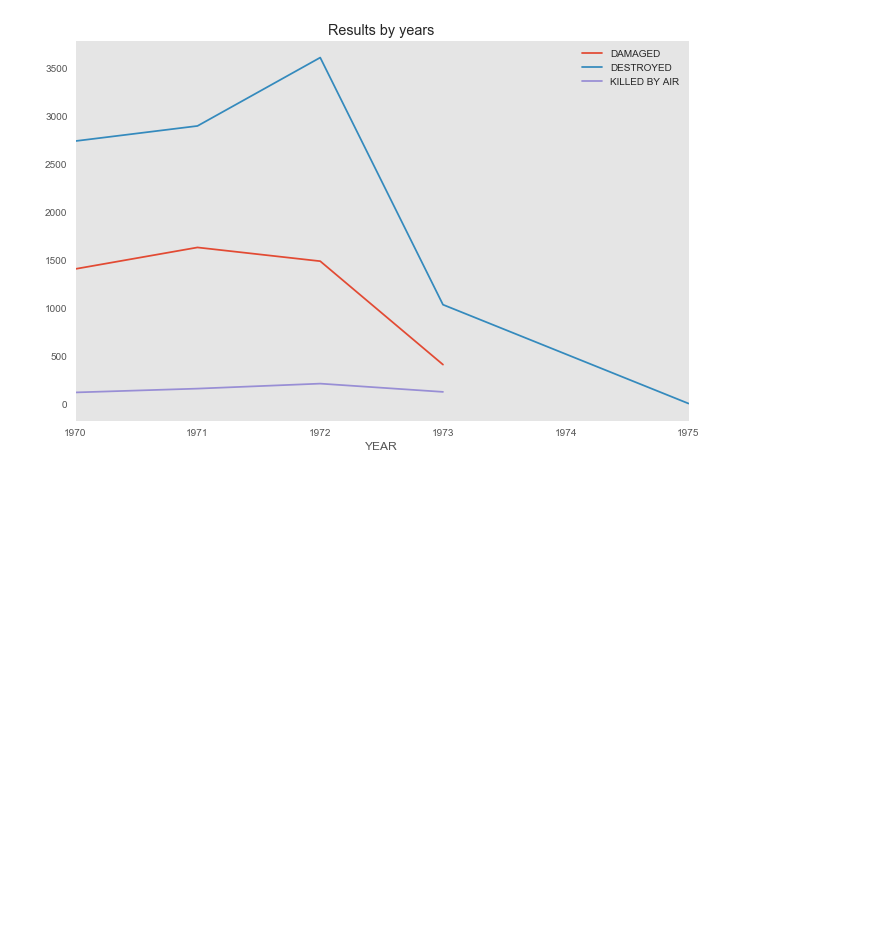
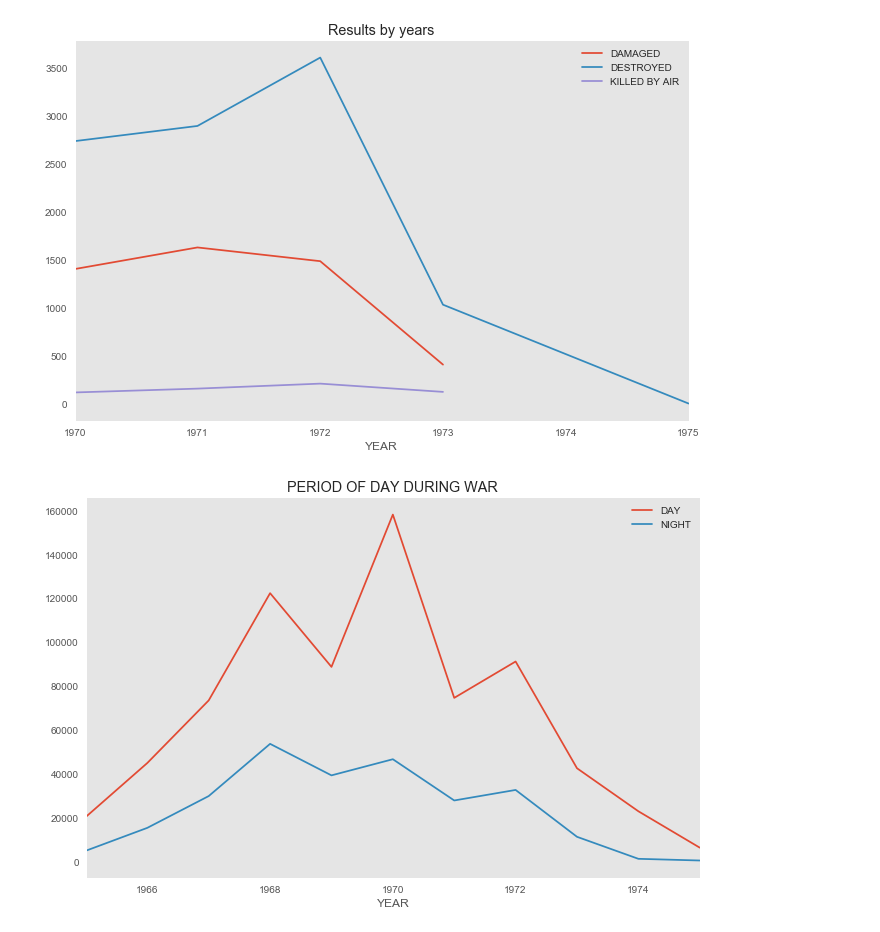
Before and after one commit to felipeferraz14/vietnam-war-bombing-operations, a Jupyter notebook: vietnam_war_operation.ipynb, the cells around one changed output. Drawn from its saved outputs; the diff is of its cells as text; code cells hidden in the pictures; blank space fills up the shorter version.

```diff
--- a/vietnam_war_operation.ipynb
+++ b/vietnam_war_operation.ipynb
@@ -207,3 +212,19 @@ dfFi
 dfFi.plot(grid=False, figsize=(11,7), title="Results by years");
 # %% [output]
 [figure]
+# %%
+dfDurWar = war[['YEAR', 'PERIODOFDAY']]
+groupDay = dfDurWar[(dfDurWar['PERIODOFDAY'] =='D')]
+groupNight = dfDurWar[dfDurWar['PERIODOFDAY'] =='N']
+gDy = groupDay.groupby(['YEAR']).size()
+gDn = groupNight.groupby(['YEAR']).size()
+# Creating new series to the new Data Frame
+newDfGrD = {
+    'DAY' : gDy,
+    'NIGHT' : gDn
+}
+dfTimeMis = pd.DataFrame(newDfGrD)
+# %%
+dfTimeMis.plot(grid=False, figsize=(11,7), title="PERIOD OF DAY DURING WAR");
+# %% [output]
+[figure, added]
```
Also changed, not shown: parts of 6 cells of this notebook.
